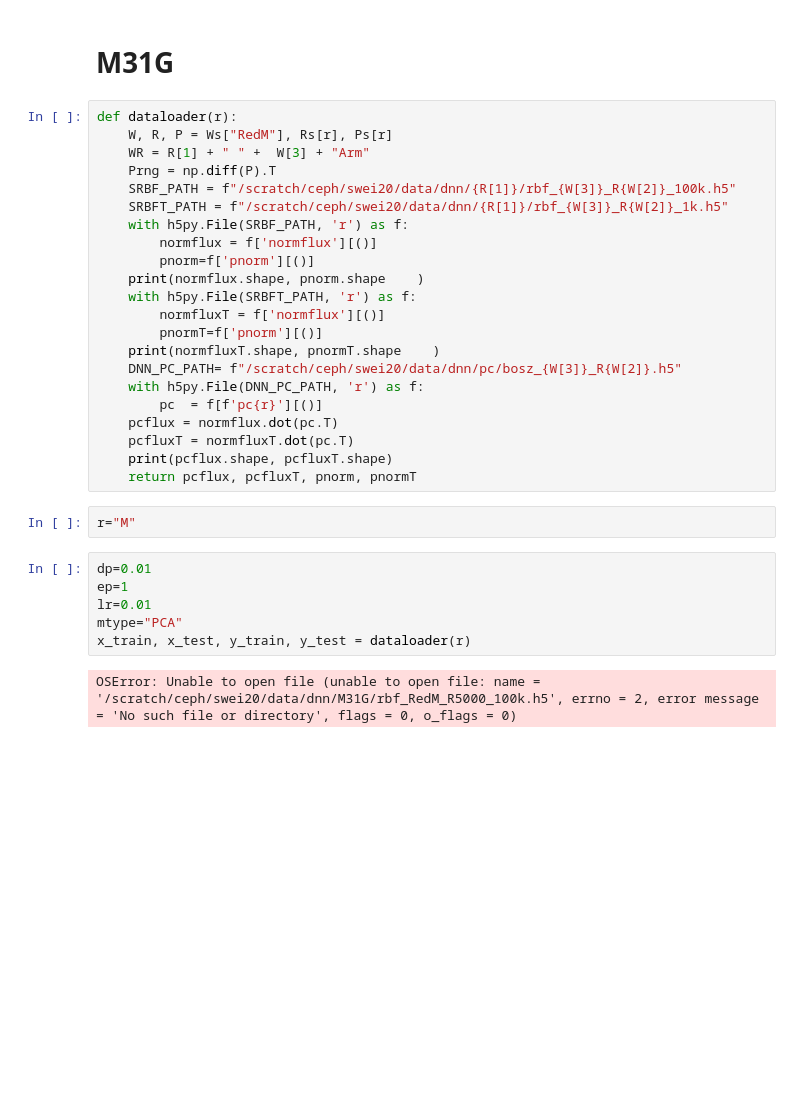
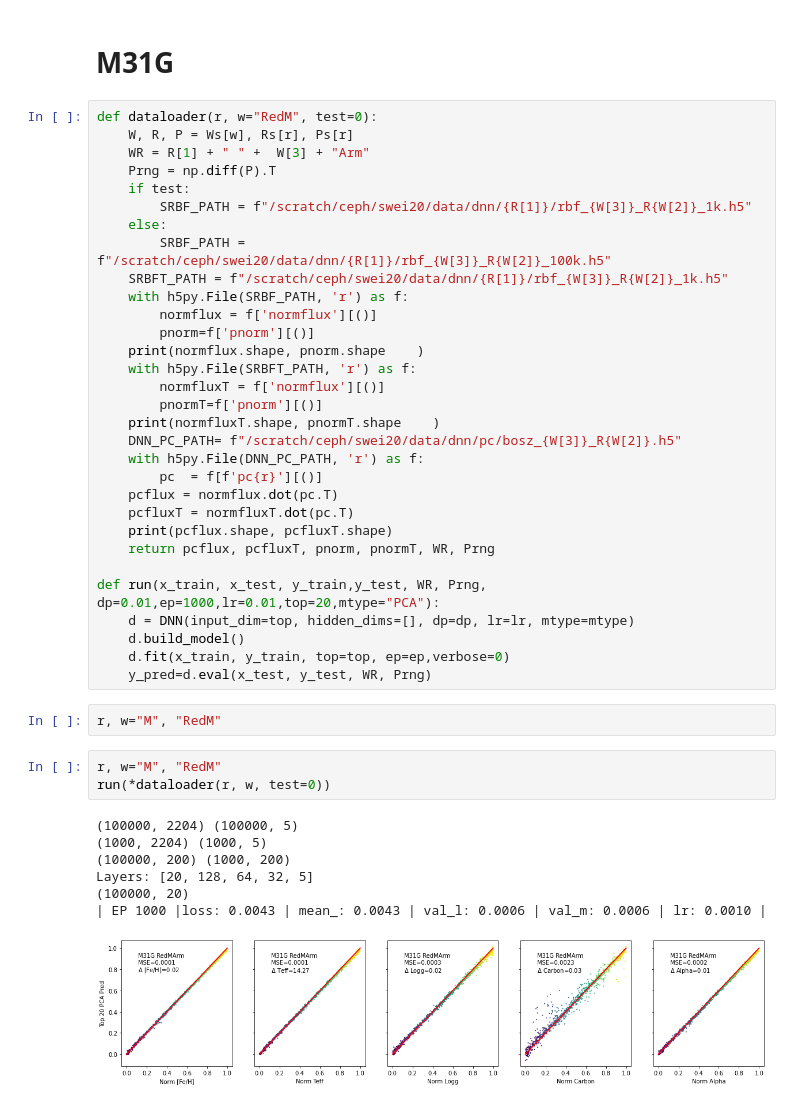
Before and after one commit to ViskaWei/DNN, a Jupyter notebook: nb/dnn_RedM.ipynb, the cells around one changed output. Cells and saved outputs as stored; diff of their text form; blank space fills up the shorter version.

```diff
--- a/nb/dnn_RedM.ipynb
+++ b/nb/dnn_RedM.ipynb
@@ -102,11 +102,14 @@ coreClock: 1.53GHz coreCount: 80 deviceMemorySize: 15.78GiB deviceMemoryBandwidt
 # %% [markdown]
 # M31G
 # %%
-def dataloader(r):
-    W, R, P = Ws["RedM"], Rs[r], Ps[r]
+def dataloader(r, w="RedM", test=0):
+    W, R, P = Ws[w], Rs[r], Ps[r]
     WR = R[1] + " " +  W[3] + "Arm"
     Prng = np.diff(P).T
-    SRBF_PATH = f"/scratch/ceph/swei20/data/dnn/{R[1]}/rbf_{W[3]}_R{W[2]}_100k.h5"
+    if test:
+        SRBF_PATH = f"/scratch/ceph/swei20/data/dnn/{R[1]}/rbf_{W[3]}_R{W[2]}_1k.h5"
+    else:
+        SRBF_PATH = f"/scratch/ceph/swei20/data/dnn/{R[1]}/rbf_{W[3]}_R{W[2]}_100k.h5"
     SRBFT_PATH = f"/scratch/ceph/swei20/data/dnn/{R[1]}/rbf_{W[3]}_R{W[2]}_1k.h5"
     with h5py.File(SRBF_PATH, 'r') as f:
         normflux = f['normflux'][()]
@@ -122,14 +125,23 @@ def dataloader(r):
     pcflux = normflux.dot(pc.T)
     pcfluxT = normfluxT.dot(pc.T)
     print(pcflux.shape, pcfluxT.shape)
-    return pcflux, pcfluxT, pnorm, pnormT
+    return pcflux, pcfluxT, pnorm, pnormT, WR, Prng
+
+def run(x_train, x_test, y_train,y_test, WR, Prng, dp=0.01,ep=1000,lr=0.01,top=20,mtype="PCA"):
+    d = DNN(input_dim=top, hidden_dims=[], dp=dp, lr=lr, mtype=mtype)
+    d.build_model()
+    d.fit(x_train, y_train, top=top, ep=ep,verbose=0)
+    y_pred=d.eval(x_test, y_test, WR, Prng)
 # %%
-r="M"
+r, w="M", "RedM"
-# %%
-dp=0.01
-ep=1
-lr=0.01
-mtype="PCA"
-x_train, x_test, y_train, y_test = dataloader(r)
-# %% [output]
-OSError: Unable to open file (unable to open file: name = '/scratch/ceph/swei20/data/dnn/M31G/rbf_RedM_R5000_100k.h5', errno = 2, error message = 'No such file or directory', flags = 0, o_flags = 0)
+# %%
+r, w="M", "RedM"
+run(*dataloader(r, w, test=0))
+# %% [output]
+(100000, 2204) (100000, 5)
+(1000, 2204) (1000, 5)
+(100000, 200) (1000, 200)
+Layers: [20, 128, 64, 32, 5]
+(100000, 20)
+| EP 1000 |loss: 0.0043 | mean_: 0.0043 | val_l: 0.0006 | val_m: 0.0006 | lr: 0.0010 |
+[figure, added]
```
Also changed, not shown: parts of 17 cells of this notebook, 1 other file.
